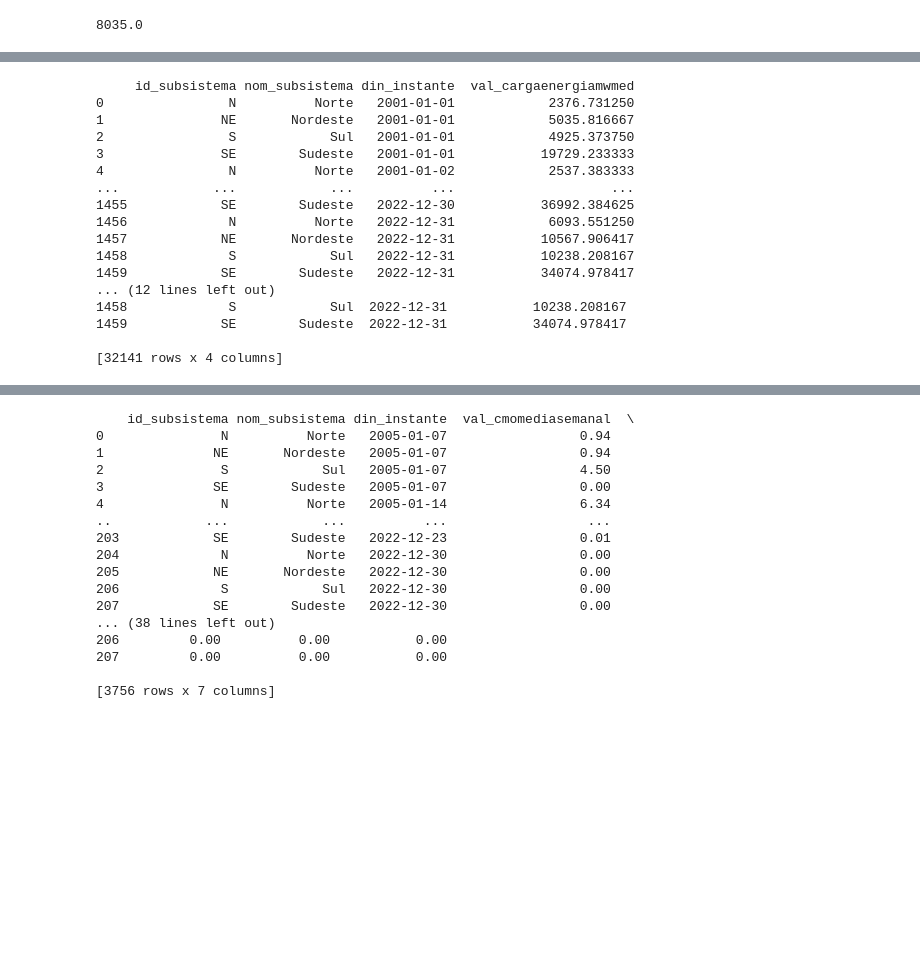
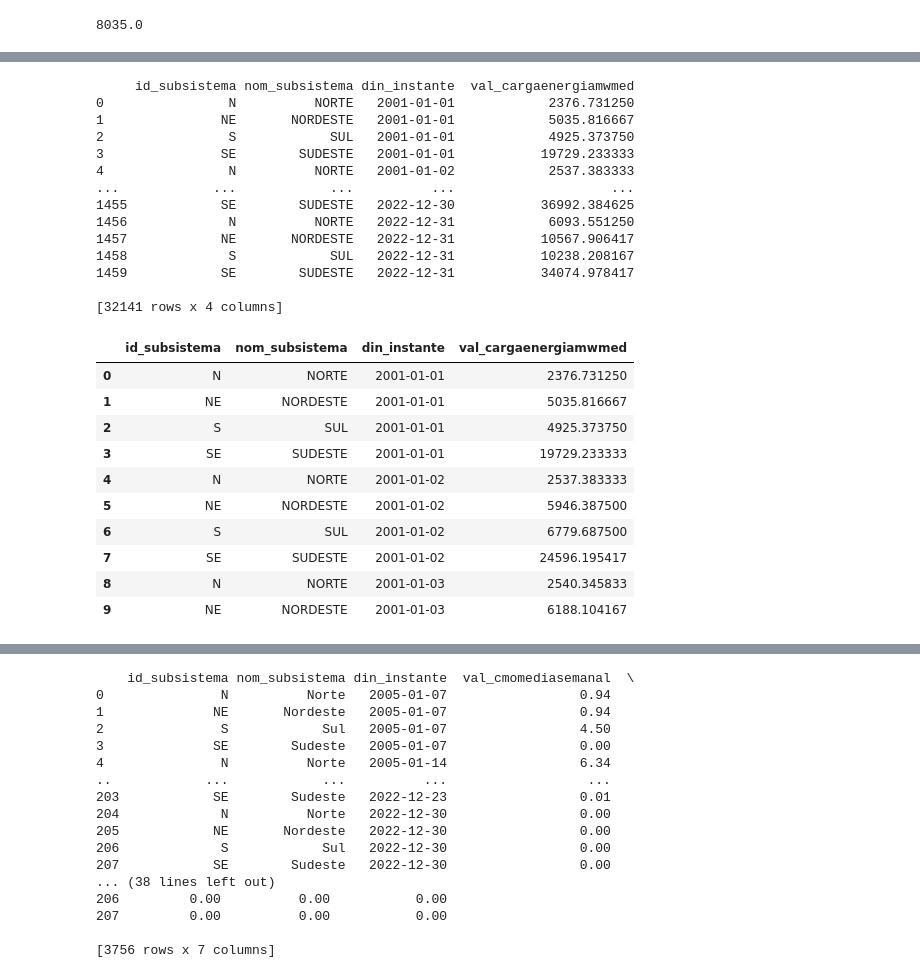
Before and after one commit to belanatal/PosPUCRio, a Jupyter notebook: MVP-SprintI.ipynb, the cells around one changed output, grey strips where cells are left out. Drawn from its saved outputs; the diff is of its cells as text; code cells hidden in the pictures; blank space fills up the shorter version.

```diff
--- a/MVP-SprintI.ipynb
+++ b/MVP-SprintI.ipynb
@@ -277,49 +331,44 @@ print(earm)
 
 # Carga - Arquivos com os dados anuais, com histórico desde 2001.
 # Portanto, serão utilizados os mesmos parâmetros temporais base (que das demais grandezas)
-
+# Importando os dados da url para o dataframe, começando pelo ano inicial do histórico, até o ano vigente
+# Conforme dicionário de dados disponibilizado na página de Arquitetura Aberta do ONS, os arquivos .csv estão no formato UTF-8, com delimitador do tipo ponto-e-vírgula
 carga=pd.read_csv("https://ons-dl-prod-opendata.s3.amazonaws.com/dataset/carga_energia_di/CARGA_ENERGIA_"+str(ano_zero)+".csv",delimiter=";",encoding = 'utf8')
 carga=pd.DataFrame(carga)
-
-for ano in range (ano_inicio,ano_fim):
+for ano in range (ano_inicio,ano_fim+1):
     ano_str=str(ano)
     carga_ano=pd.read_csv("https://ons-dl-prod-opendata.s3.amazonaws.com/dataset/carga_energia_di/CARGA_ENERGIA_"+ano_str+".csv",delimiter=";",encoding = 'utf8')
     carga_ano=pd.DataFrame(carga_ano)
     carga=pd.concat([carga,carga_ano])
 
-# Conferindo as primeiras e as últimas 100 linhas, para check da importação de dados
-carga.head(100)
-carga.tail(100)
-
-# Conferindo a quantidade de dias (considerando 4 subsistemas4)
-len(carga)/4
-
-# Iniciando o tratamento dos dados
-#Convertendo os nomes dos subsistemas para 1ª letra em maiúscula: SE->Sudeste; S->Sul; NE->Nordeste; N->Norte
-
-carga['nom_subsistema']=carga['nom_subsistema'].replace({'SUDESTE':'Sudeste',
-                                                'SUL':'Sul',
-                                                'NORDESTE':'Nordeste',
-                                                'NORTE':'Norte'})
 print(carga)
-
-carga=carga.rename(columns = {'din_instante':'Data'}) # Renomeando a coluna de data, de modo a ser o mesmo nome em todos os DataFrames, para facilitar a chave de mesclagem
-print(carga)
 # %% [output]
      id_subsistema nom_subsistema din_instante  val_cargaenergiamwmed
-0                N          Norte   2001-01-01            2376.731250
-1               NE       Nordeste   2001-01-01            5035.816667
-2                S            Sul   2001-01-01            4925.373750
-3               SE        Sudeste   2001-01-01           19729.233333
-4                N          Norte   2001-01-02            2537.383333
+0                N          NORTE   2001-01-01            2376.731250
+1               NE       NORDESTE   2001-01-01            5035.816667
+2                S            SUL   2001-01-01            4925.373750
+3               SE        SUDESTE   2001-01-01           19729.233333
+4                N          NORTE   2001-01-02            2537.383333
 ...            ...            ...          ...                    ...
-1455            SE        Sudeste   2022-12-30           36992.384625
-1456             N          Norte   2022-12-31            6093.551250
-1457            NE       Nordeste   2022-12-31           10567.906417
-1458             S            Sul   2022-12-31           10238.208167
-1459            SE        Sudeste   2022-12-31           34074.978417
-... (12 lines left out)
-1458             S            Sul  2022-12-31           10238.208167
-1459            SE        Sudeste  2022-12-31           34074.978417
+1455            SE        SUDESTE   2022-12-30           36992.384625
+1456             N          NORTE   2022-12-31            6093.551250
+1457            NE       NORDESTE   2022-12-31           10567.906417
+1458             S            SUL   2022-12-31           10238.208167
+1459            SE        SUDESTE   2022-12-31           34074.978417
 
 [32141 rows x 4 columns]
+# %%
+# Conferindo as primeiras 10 linhas, para check da importação de dados
+carga.head(10)
+# %% [output]
+|  | id_subsistema | nom_subsistema | din_instante | val_cargaenergiamwmed |
+| 0 | N | NORTE | 2001-01-01 | 2376.731250 |
+| 1 | NE | NORDESTE | 2001-01-01 | 5035.816667 |
+| 2 | S | SUL | 2001-01-01 | 4925.373750 |
+| 3 | SE | SUDESTE | 2001-01-01 | 19729.233333 |
+| 4 | N | NORTE | 2001-01-02 | 2537.383333 |
+| 5 | NE | NORDESTE | 2001-01-02 | 5946.387500 |
+| 6 | S | SUL | 2001-01-02 | 6779.687500 |
+| 7 | SE | SUDESTE | 2001-01-02 | 24596.195417 |
+| 8 | N | NORTE | 2001-01-03 | 2540.345833 |
+| 9 | NE | NORDESTE | 2001-01-03 | 6188.104167 |
```
Also changed, not shown: parts of 16 cells of this notebook.
